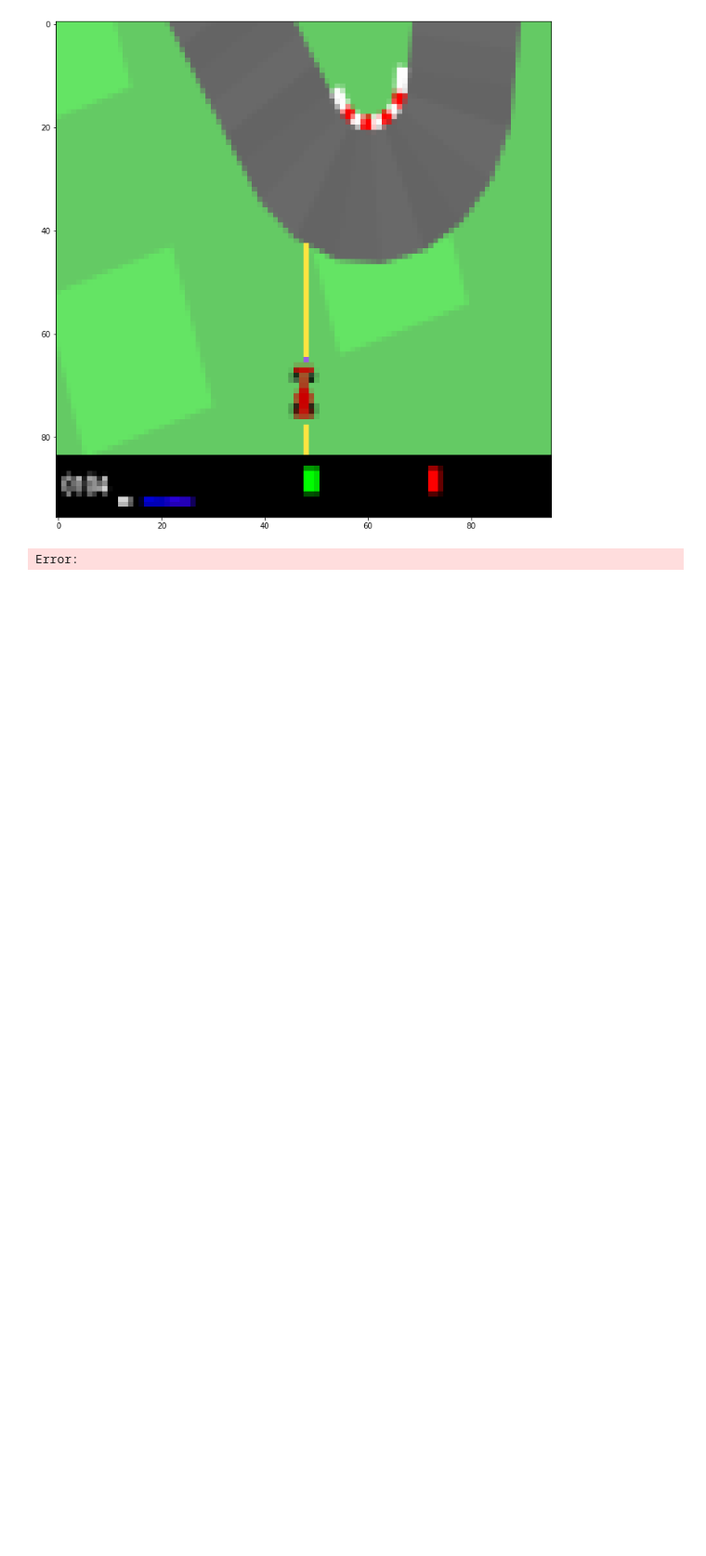
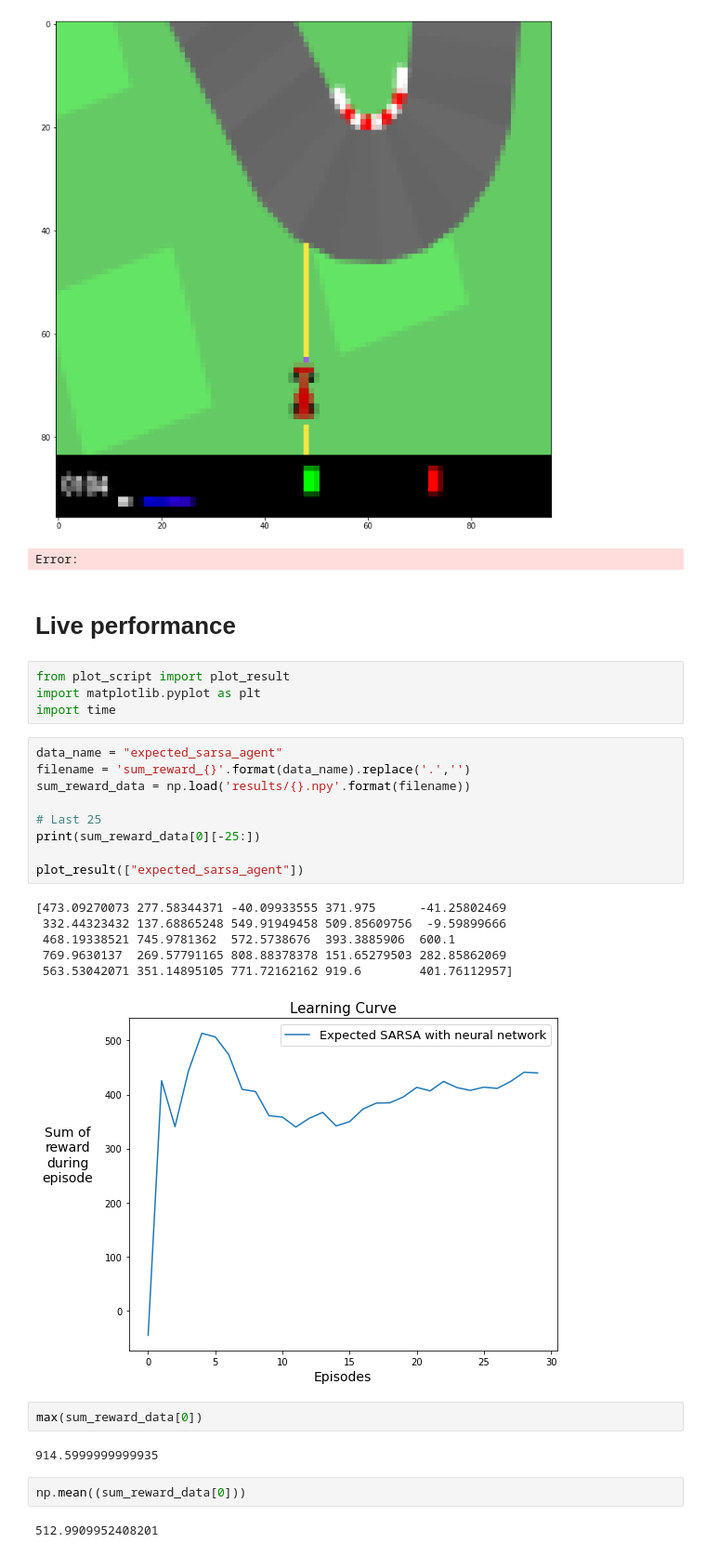
Before and after one commit to CarloCDT/RL-study-group, a Jupyter notebook: car_racing/00_car_racing.ipynb, the cells around one changed output. Shown: that part at 93% size. Saved outputs shown, nothing was run; the diff lists cells and outputs as text; blank space fills up the shorter version.

Commit message:
Add live results

```diff
--- a/car_racing/00_car_racing.ipynb
+++ b/car_racing/00_car_racing.ipynb
@@ -304,3 +304,33 @@ plt.imshow(sensor_observation);
 Back Sensor: 7
 [figure]
 Error:
+# %% [markdown]
+# Live performance
+# %%
+from plot_script import plot_result
+import matplotlib.pyplot as plt
+import time
+# %%
+data_name = "expected_sarsa_agent"
+filename = 'sum_reward_{}'.format(data_name).replace('.','')
+sum_reward_data = np.load('results/{}.npy'.format(filename))
+
+# Last 25
+print(sum_reward_data[0][-25:])
+
+plot_result(["expected_sarsa_agent"])
+# %% [output]
+[473.09270073 277.58344371 -40.09933555 371.975      -41.25802469
+ 332.44323432 137.68865248 549.91949458 509.85609756  -9.59899666
+ 468.19338521 745.9781362  572.5738676  393.3885906  600.1
+ 769.9630137  269.57791165 808.88378378 151.65279503 282.85862069
+ 563.53042071 351.14895105 771.72162162 919.6        401.76112957]
+[figure, added]
+# %%
+max(sum_reward_data[0])
+# %% [output]
+914.5999999999935
+# %%
+np.mean((sum_reward_data[0]))
+# %% [output]
+512.9909952408201
```
Also changed, not shown: parts of 9 cells of this notebook, 9 other files.
